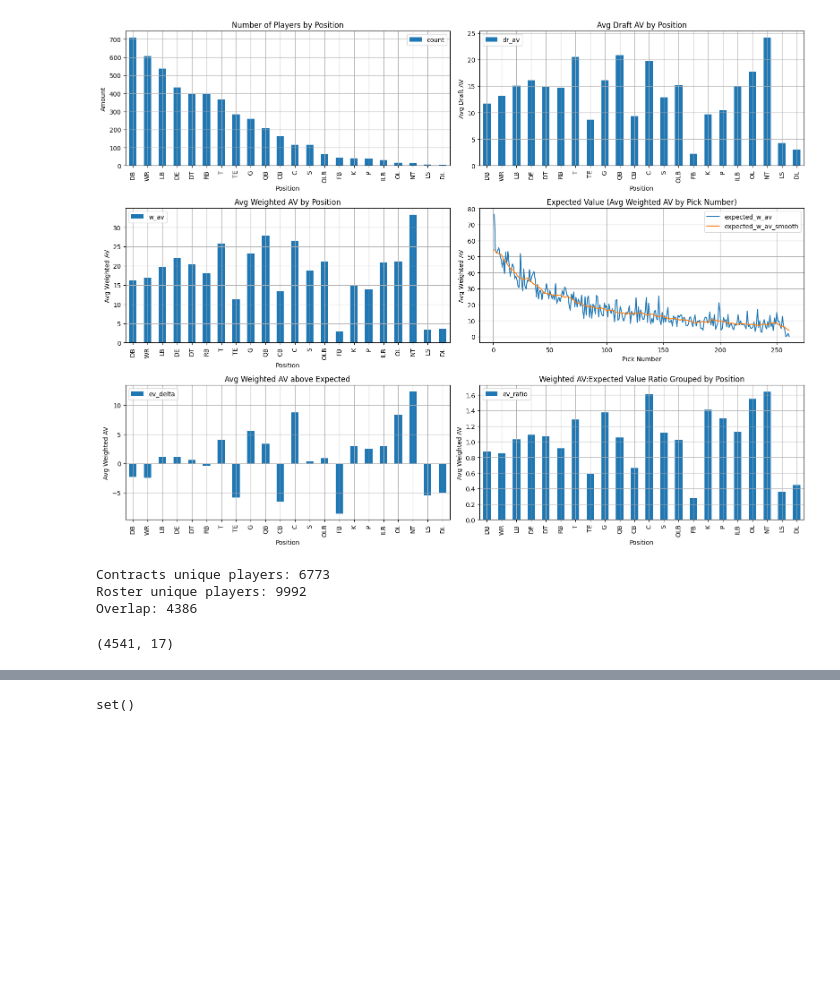
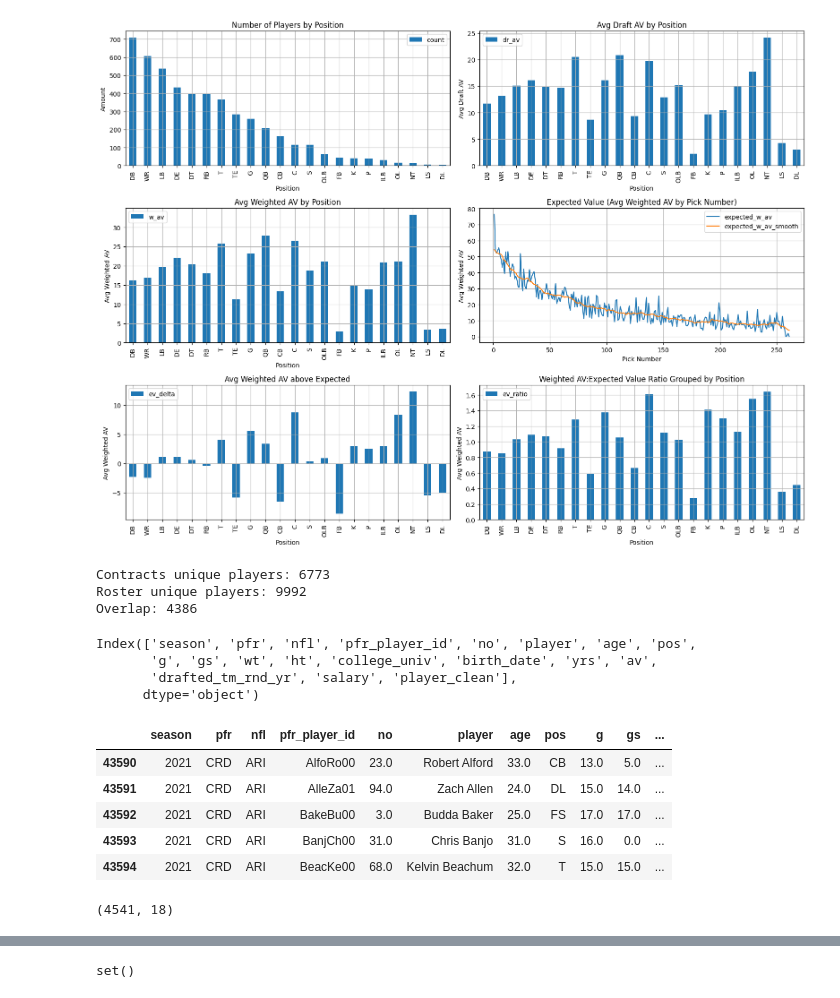
Before and after one commit to ShaneESchwartz/NFL-Team-Builder-Tool, a Jupyter notebook: TeamBuilder.ipynb, the cells around one changed output, grey strips where cells are left out. Drawn from its saved outputs; the diff is of its cells as text; code cells hidden in the pictures; blank space fills up the shorter version.

```diff
--- a/TeamBuilder.ipynb
+++ b/TeamBuilder.ipynb
@@ -238,6 +238,22 @@ pfr_roster.loc[(pfr_roster['player'] == 'Ty Montgomery') & (pfr_roster['season']
 pfr_roster.loc[(pfr_roster['player'] == 'Ty Montgomery') & (pfr_roster['season'] >= 2016), 'pos'] = 'RB'
 pfr_roster.loc[(pfr_roster['player'] == 'Jamal Agnew') & (pfr_roster['season'] < 2020), 'pos'] = 'CB'
 pfr_roster.loc[(pfr_roster['player'] == 'Jamal Agnew') & (pfr_roster['season'] >= 2020), 'pos'] = 'WR'
+# %%
+pfr_roster.columns
+# %% [output]
+Index(['season', 'pfr', 'nfl', 'pfr_player_id', 'no', 'player', 'age', 'pos',
+       'g', 'gs', 'wt', 'ht', 'college_univ', 'birth_date', 'yrs', 'av',
+       'drafted_tm_rnd_yr', 'salary', 'player_clean'],
+      dtype='object')
+# %%
+pfr_roster.loc[pfr_roster['season'] == 2021].head()
+# %% [output]
+|  | season | pfr | nfl | pfr_player_id | no | player | age | pos | g | gs | ... |
+| 43590 | 2021 | CRD | ARI | AlfoRo00 | 23.0 | Robert Alford | 33.0 | CB | 13.0 | 5.0 | ... |
+| 43591 | 2021 | CRD | ARI | AlleZa01 | 94.0 | Zach Allen | 24.0 | DL | 15.0 | 14.0 | ... |
+| 43592 | 2021 | CRD | ARI | BakeBu00 | 3.0 | Budda Baker | 25.0 | FS | 17.0 | 17.0 | ... |
+| 43593 | 2021 | CRD | ARI | BanjCh00 | 31.0 | Chris Banjo | 31.0 | S | 16.0 | 0.0 | ... |
+| 43594 | 2021 | CRD | ARI | BeacKe00 | 68.0 | Kelvin Beachum | 32.0 | T | 15.0 | 15.0 | ... |
 # %%
 folder = "Roster Data"
 dfs = []
@@ -273,13 +289,14 @@ for file in os.listdir(folder):
         })
 
         df["pfr"] = team
+        df['nfl'] = team
         df["season"] = season
 
         df["pfr_player_id"] = None
         df["salary"] = None
 
         df = df[
-            ['season', 'pfr', 'pfr_player_id', 'no', 'player', 'age', 'pos',
+            ['season', 'pfr', 'nfl', 'pfr_player_id', 'no', 'player', 'age', 'pos',
              'g', 'gs', 'wt', 'ht', 'college_univ', 'birth_date',
              'yrs', 'av', 'drafted_tm_rnd_yr', 'salary']
         ]
@@ -290,4 +307,4 @@ pfr_new = pd.concat(dfs, ignore_index=True)
 
 print(pfr_new.shape)
 # %% [output]
-(4541, 17)
+(4541, 18)
```
Also changed, not shown: parts of 29 cells of this notebook, 32 other files.
